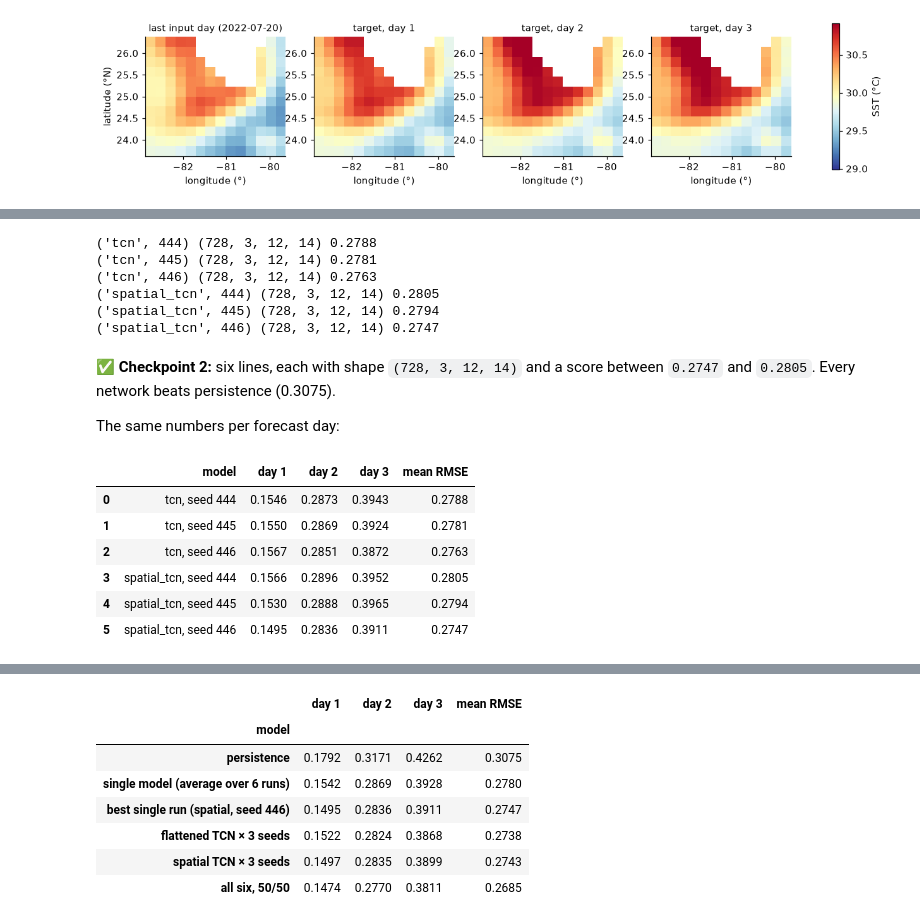
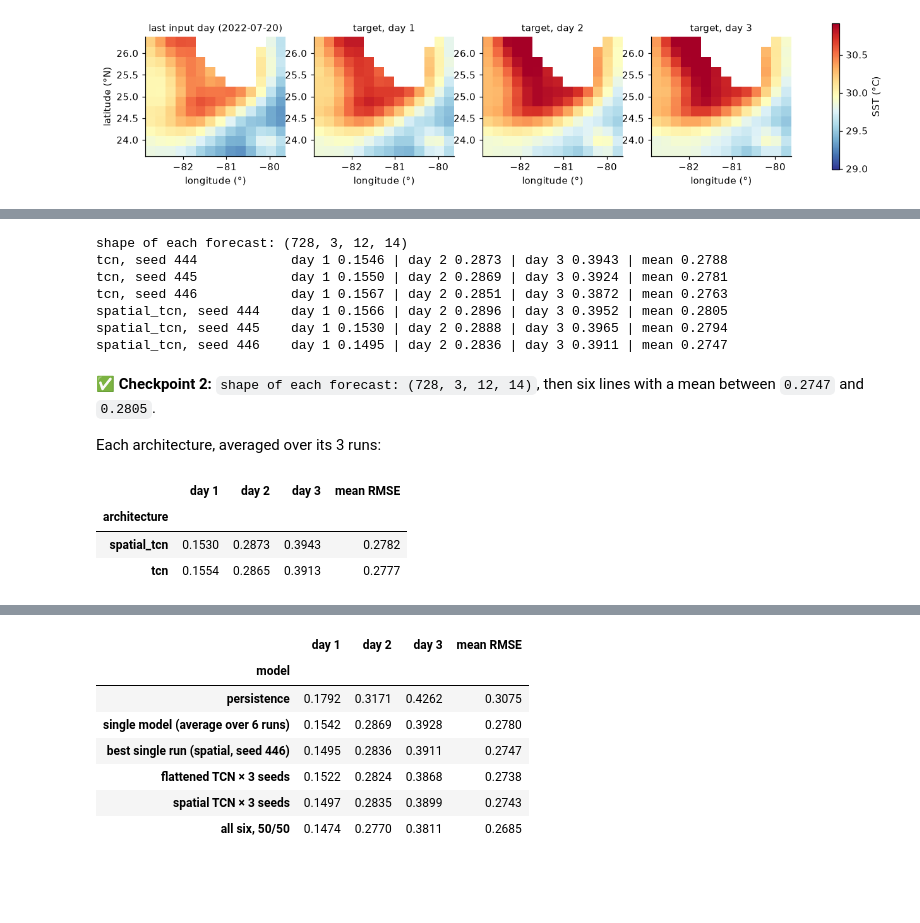
Before and after one commit to damianlapenavidal/ensemble-workshop, a Jupyter notebook: notebooks/01_tutorial_ocean_ensemble.ipynb, the cells around one changed output, grey strips where cells are left out. Drawn from its saved outputs; the diff is of its cells as text; code cells hidden in the pictures; blank space fills up the shorter version.

```diff
--- a/notebooks/01_tutorial_ocean_ensemble.ipynb
+++ b/notebooks/01_tutorial_ocean_ensemble.ipynb
@@ -93,4 +67,10 @@ The bar to beat is **persistence**: "the next three days look like today". The s
 # %%
-persistence = np.repeat(X[:, -1:], 3, axis=1)        # copy the last day 3 times
-print(f"persistence RMSE: {score(persistence, y, mask):.4f} °C")
+def report(name, p):
+    """RMSE for each forecast day, then their mean (the competition score)."""
+    d = rmse_per_day(p, y, mask)
+    print(f"{name:<24} day 1 {d[0]:.4f} | day 2 {d[1]:.4f} | day 3 {d[2]:.4f} | mean {d.mean():.4f}")
+
+# copy the last day 3 times
+persistence = np.repeat(X[:, -1:], 3, axis=1)
+report("persistence", persistence)  # day 1, 2, 3 + mean
 # %% [output]
@@ -116,33 +91,33 @@ for family in FAMILIES:          # tcn, spatial_tcn
         path = f"../checkpoints/{family}_seed{seed}.pt"
         _, model = load_checkpoint(path)
         preds[(family, seed)] = predict(model, X)
-
-for key, p in preds.items():
-    print(key, p.shape, f"{score(p, y, mask):.4f}")
-# %% [output]
-('tcn', 444) (728, 3, 12, 14) 0.2788
-('tcn', 445) (728, 3, 12, 14) 0.2781
-('tcn', 446) (728, 3, 12, 14) 0.2763
-('spatial_tcn', 444) (728, 3, 12, 14) 0.2805
-('spatial_tcn', 445) (728, 3, 12, 14) 0.2794
-('spatial_tcn', 446) (728, 3, 12, 14) 0.2747
+# %%
+print("shape of each forecast:", preds[("tcn", 444)].shape)
+for (family, seed), p in preds.items():
+    report(f"{family}, seed {seed}", p)
+# %% [output]
+shape of each forecast: (728, 3, 12, 14)
+tcn, seed 444            day 1 0.1546 | day 2 0.2873 | day 3 0.3943 | mean 0.2788
+tcn, seed 445            day 1 0.1550 | day 2 0.2869 | day 3 0.3924 | mean 0.2781
+tcn, seed 446            day 1 0.1567 | day 2 0.2851 | day 3 0.3872 | mean 0.2763
+spatial_tcn, seed 444    day 1 0.1566 | day 2 0.2896 | day 3 0.3952 | mean 0.2805
+spatial_tcn, seed 445    day 1 0.1530 | day 2 0.2888 | day 3 0.3965 | mean 0.2794
+spatial_tcn, seed 446    day 1 0.1495 | day 2 0.2836 | day 3 0.3911 | mean 0.2747
 # %% [markdown]
-✅ **Checkpoint 2:** six lines, each with shape `(728, 3, 12, 14)` and a score between `0.2747` and `0.2805`. Every network beats persistence (0.3075).
+✅ **Checkpoint 2:** `shape of each forecast: (728, 3, 12, 14)`, then six lines with a mean between `0.2747` and `0.2805`.
 
-The same numbers per forecast day:
+Each architecture, averaged over its 3 runs:
 # %%
 def row(name, p):
     d = rmse_per_day(p, y, mask)
     return {"model": name, "day 1": d[0], "day 2": d[1], "day 3": d[2], "mean RMSE": d.mean()}
 
 singles = pd.DataFrame([row(f"{f}, seed {s}", p) for (f, s), p in preds.items()])
-singles
+singles["architecture"] = [f for f, _ in preds]
+singles.groupby("architecture")[["day 1", "day 2", "day 3", "mean RMSE"]].mean()
 # %% [output]
-|  | model | day 1 | day 2 | day 3 | mean RMSE |
-| 0 | tcn, seed 444 | 0.1546 | 0.2873 | 0.3943 | 0.2788 |
-| 1 | tcn, seed 445 | 0.1550 | 0.2869 | 0.3924 | 0.2781 |
-| 2 | tcn, seed 446 | 0.1567 | 0.2851 | 0.3872 | 0.2763 |
-| 3 | spatial_tcn, seed 444 | 0.1566 | 0.2896 | 0.3952 | 0.2805 |
-| 4 | spatial_tcn, seed 445 | 0.1530 | 0.2888 | 0.3965 | 0.2794 |
-| 5 | spatial_tcn, seed 446 | 0.1495 | 0.2836 | 0.3911 | 0.2747 |
+|  | day 1 | day 2 | day 3 | mean RMSE |
+| architecture |  |  |  |  |
+| spatial_tcn | 0.1530 | 0.2873 | 0.3943 | 0.2782 |
+| tcn | 0.1554 | 0.2865 | 0.3913 | 0.2777 |
 # %% [markdown]
```
Also changed, not shown: parts of 24 cells of this notebook, 3 other files.
